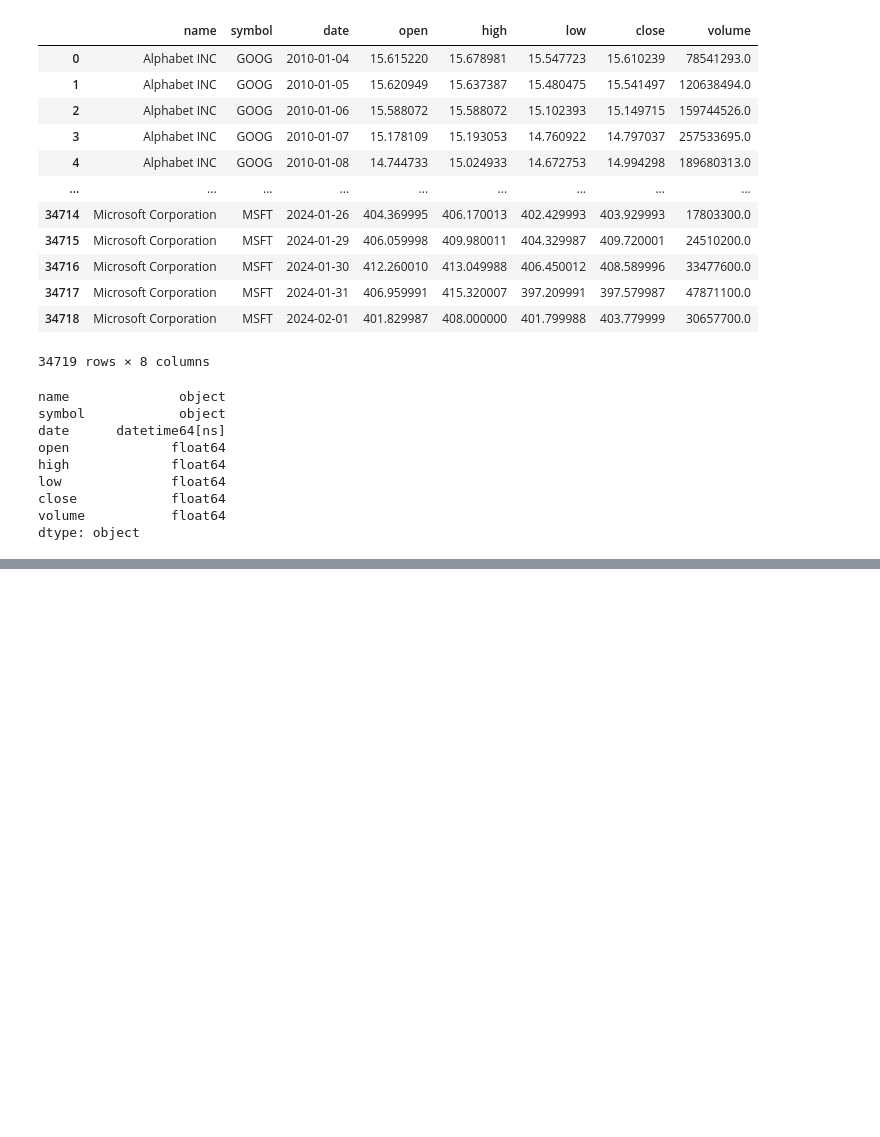
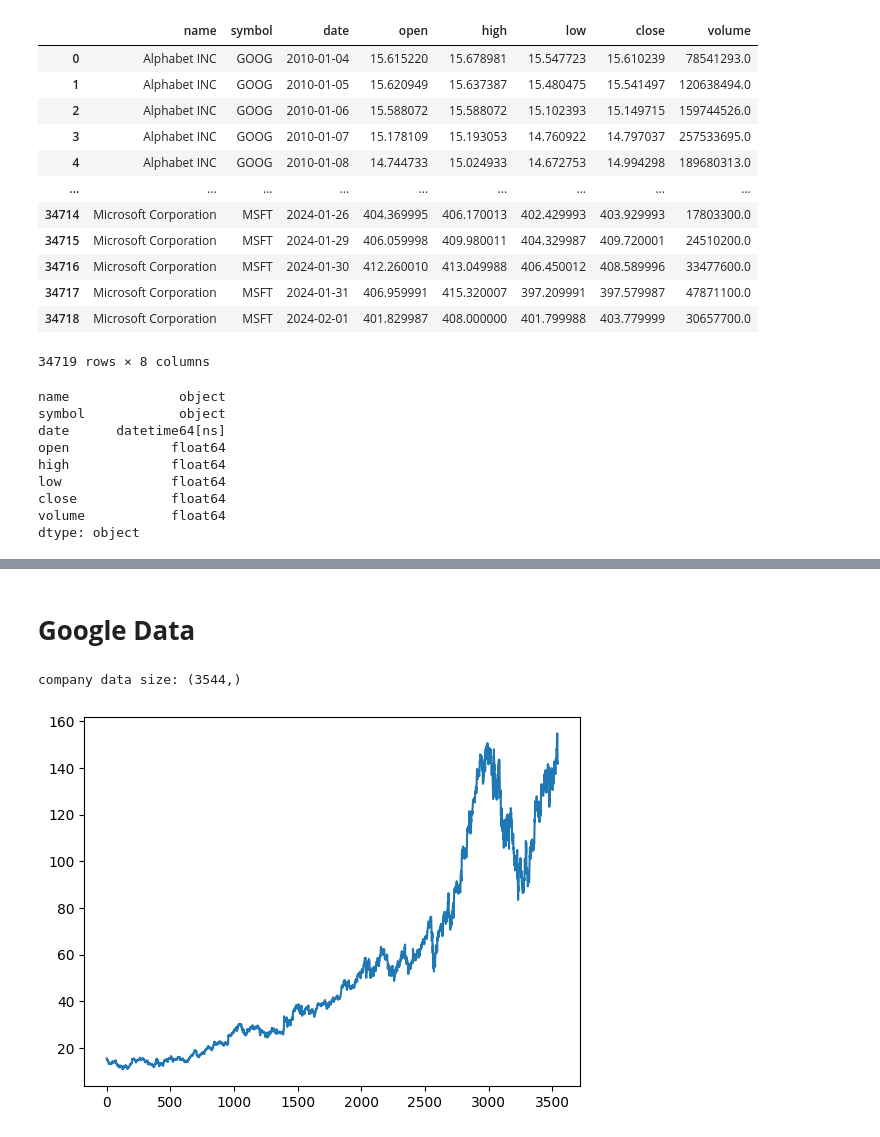
Before and after one commit to urusha-shrestha/stock_price_prediction, a Jupyter notebook: FinVest_Model.ipynb, the cells around one changed output, grey strips where cells are left out. Saved outputs shown, nothing was run; the diff lists cells and outputs as text; code cells hidden in the pictures; blank space fills up the shorter version.

```diff
--- a/FinVest_Model.ipynb
+++ b/FinVest_Model.ipynb
@@ -540,0 +120,11 @@ array(['GOOG', 'PEP', 'AAPL', 'NFLX', 'ORCL', 'TSLA', 'META', 'NVDA',
+# %%
+#function to extract respective companies' data and plotting the data
+def extract_data(company_code):
+  company_df = data[data.symbol==company_code].reset_index()['close']
+  plt.plot(company_df)
+  print(f'company data size: {company_df.shape}')
+  return company_df
+
+#scaling the data
+def scale_df(dataframe):
+  return(std.fit_transform(np.array(dataframe).reshape(-1,1)))
@@ -540,0 +289,7 @@ array(['GOOG', 'PEP', 'AAPL', 'NFLX', 'ORCL', 'TSLA', 'META', 'NVDA',
+# %% [markdown]
+# **Google Data**
+# %%
+google_df=extract_data(company_code='GOOG')
+# %% [output]
+company data size: (3544,)
+[figure, added]
```
Also changed, not shown: parts of 96 cells of this notebook.
